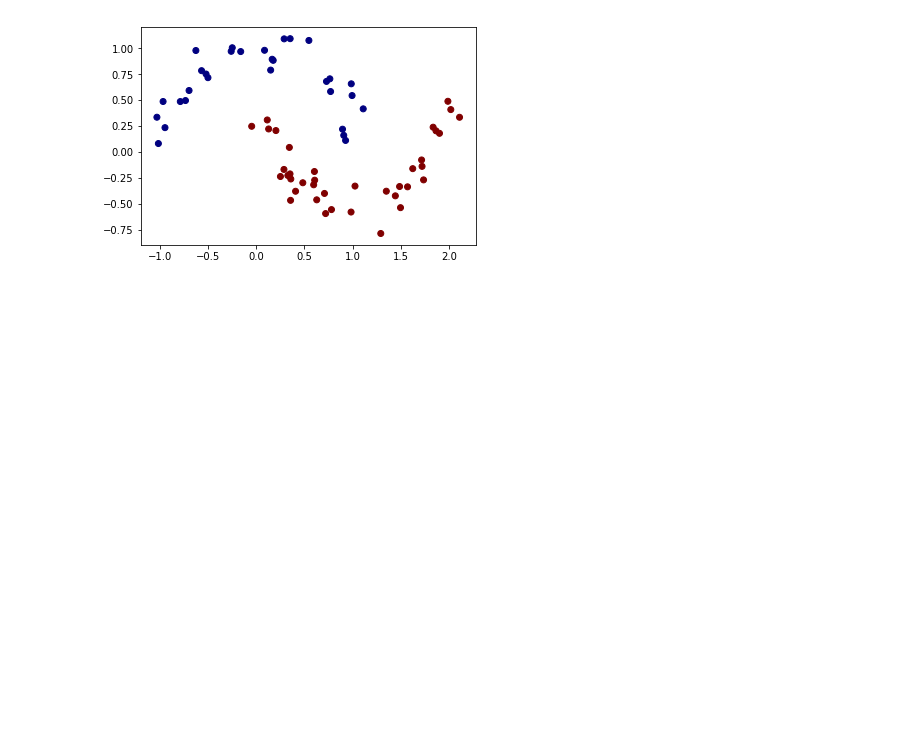
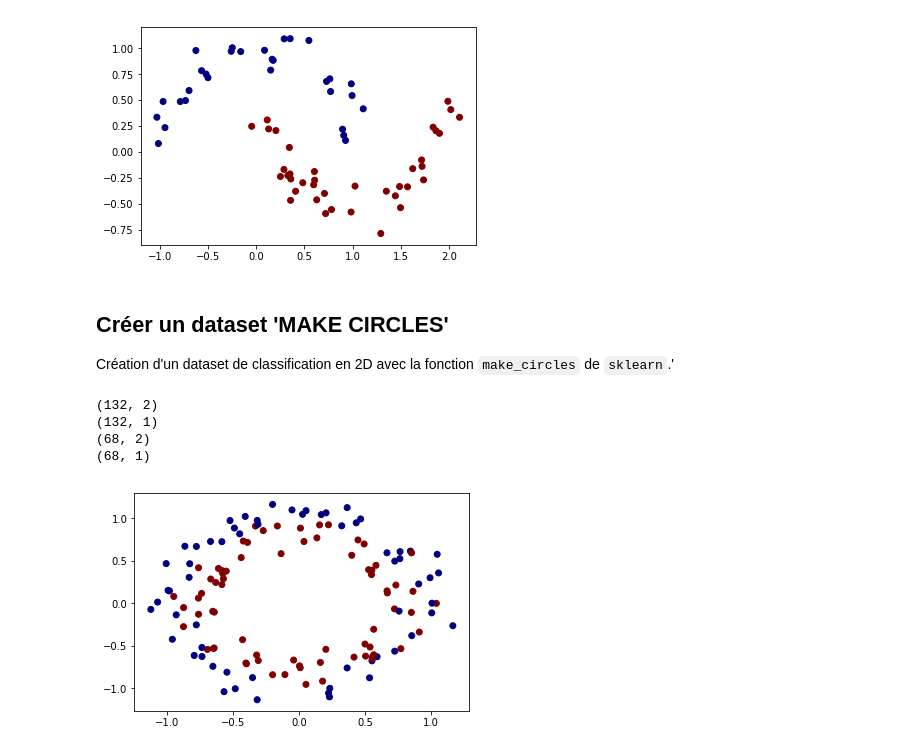
Before and after one commit to standemdem/syntethic_2D, a Jupyter notebook: Synthetic_Dataset.ipynb, the cells around one changed output. Cells and saved outputs as stored; diff of their text form; code cells hidden in the pictures; blank space fills up the shorter version.

Commit message:
add make_circlel

```diff
--- a/Synthetic_Dataset.ipynb
+++ b/Synthetic_Dataset.ipynb
@@ -168,3 +168,31 @@ plot_dataset(X_train, y_train)
 plot_dataset(X_test, y_test)
 # %% [output]
 [figure]
+# %% [markdown]
+## Créer un dataset 'MAKE CIRCLES'
+
+Création d'un dataset de classification en 2D avec la fonction `make_circles` de `sklearn`.'
+# %%
+#on fixe le nombre d'exemples total par dataset à SAMPLE_SIZE
+SAMPLE_SIZE = 200
+
+X, y = make_circles(n_samples=SAMPLE_SIZE,
+                  shuffle=True,
+                  noise= 0.1)
+
+# on split le dataset en set de training et de test
+X_train, y_train, X_test, y_test =split_dataset(X,y)
+
+# on affiche les shapes pour la forme
+for each in (X_train, y_train, X_test, y_test):
+    print(each.shape)
+# %% [output]
+(132, 2)
+(132, 1)
+(68, 2)
+(68, 1)
+# %%
+# On visualise le je de train
+plot_dataset(X_train, y_train)
+# %% [output]
+[figure, added]
```
Also changed, not shown: parts of 1 cell of this notebook.
